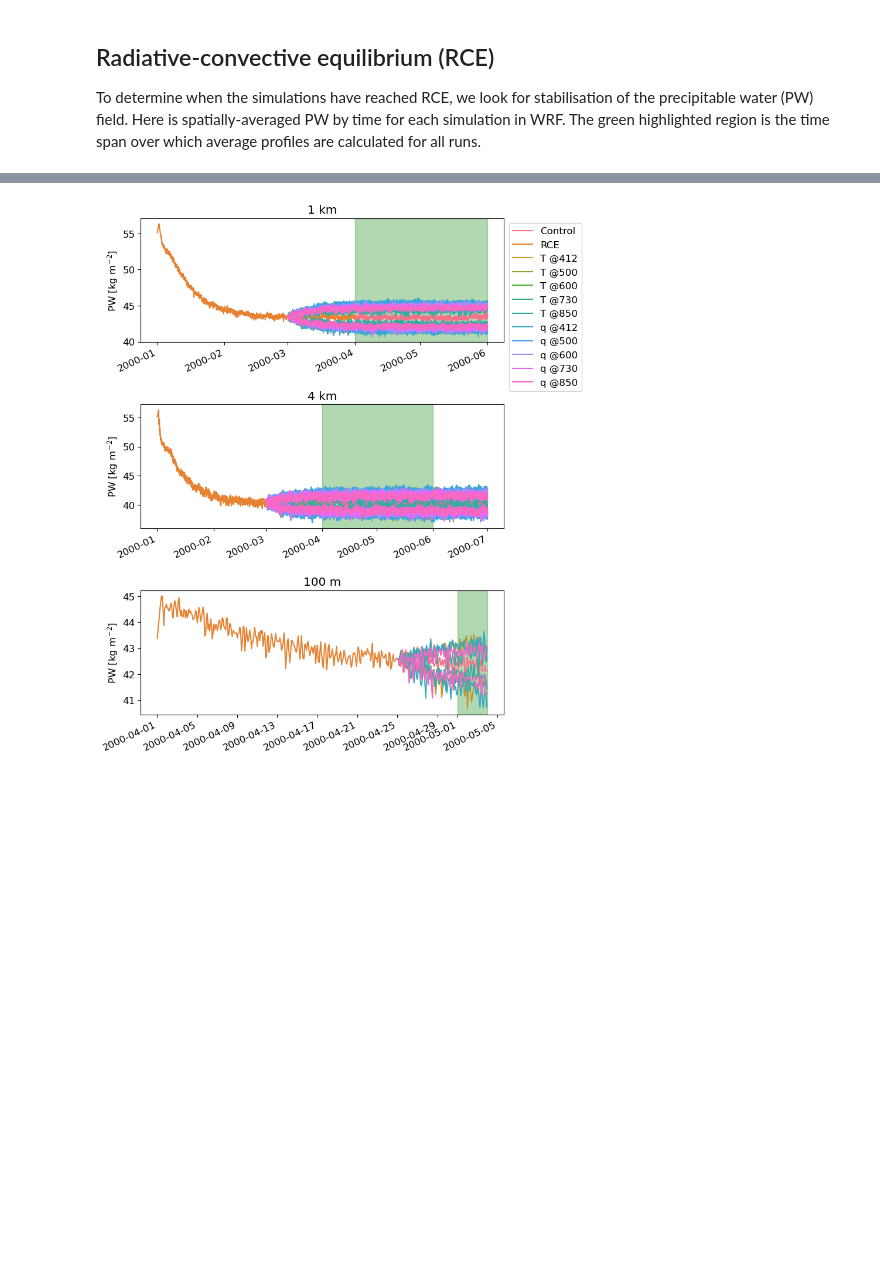
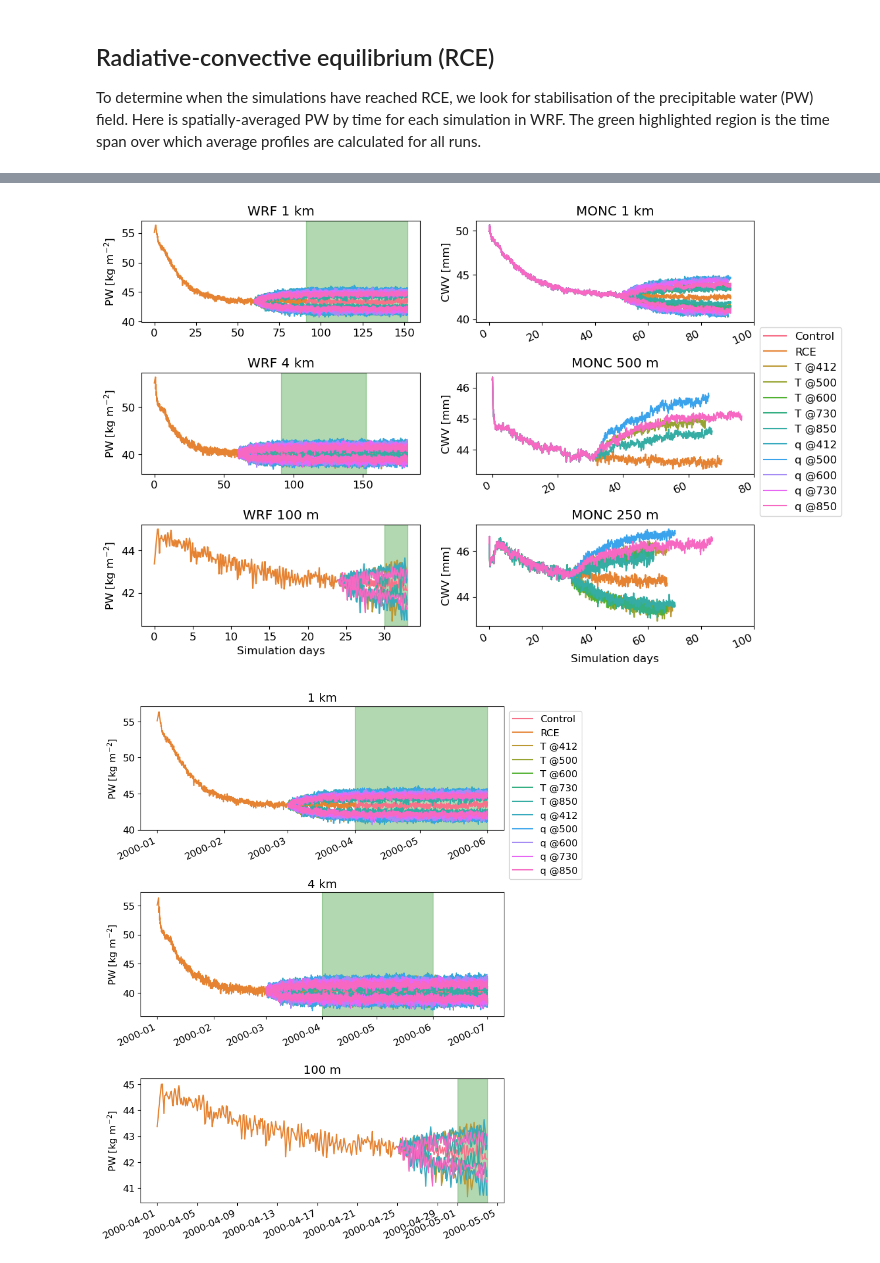
Before and after one commit to traupach/wrf_lrf_les, a Jupyter notebook: analysis/perturbation_analysis.ipynb, the cells around one changed output, grey strips where cells are left out. Saved outputs shown, nothing was run; the diff lists cells and outputs as text; code cells hidden in the pictures; blank space fills up the shorter version.

```diff
--- a/analysis/perturbation_analysis.ipynb
+++ b/analysis/perturbation_analysis.ipynb
@@ -68,4 +72,6 @@ plot_levels = [850, 500, 410, 100] # Pressure levels to plot individually [hPa].
 
 The script `~/code/sh/extract_WRF_variables_parallel.sh` runs, in parallel, a python script that extracts variables of interest from WRF `wrfout` files, optionally interpolates the 3D variables to vertical pressure levels, and takes spatial means across horizontal dimensions. These profiles of mean values per time are written to `wrfvar` files, which are then opened here. Note results are cached in `data/WRF`.
 # %%
-pw_ts, profs = wp.load_cache_data(inputs=inputs, dirs=dirs, runs_start=runs_start, RCE_times=RCE_times)
+wrf_pw_ts, wrf_profs = wp.load_cache_data(
+    inputs=inputs, dirs=dirs, runs_start=runs_start, RCE_times=RCE_times
+)
@@ -104 +115,10 @@ To determine when the simulations have reached RCE, we look for stabilisation of
+# %%
+wp.plot_ts_wrf_monc(
+    wrf_pw_ts=wrf_pw_ts,
+    monc_cwv=monc_cwv,
+    WRF_RCE_times=RCE_times,
+    file='paper/figures/runs_timeseries.pdf',
+)
+# %% [output]
+[figure, added]
 # %%
```
Also changed, not shown: parts of 19 cells of this notebook, 27 other files.
